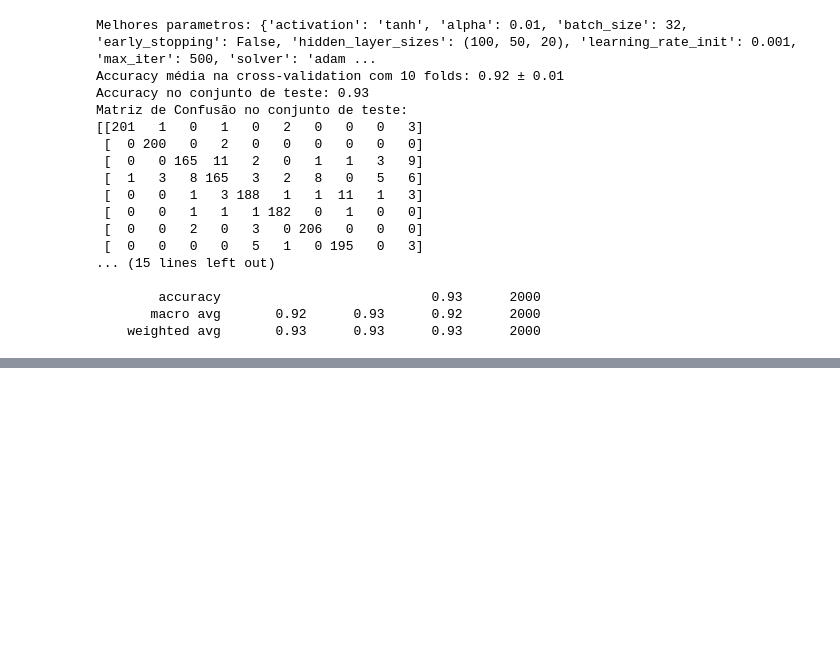
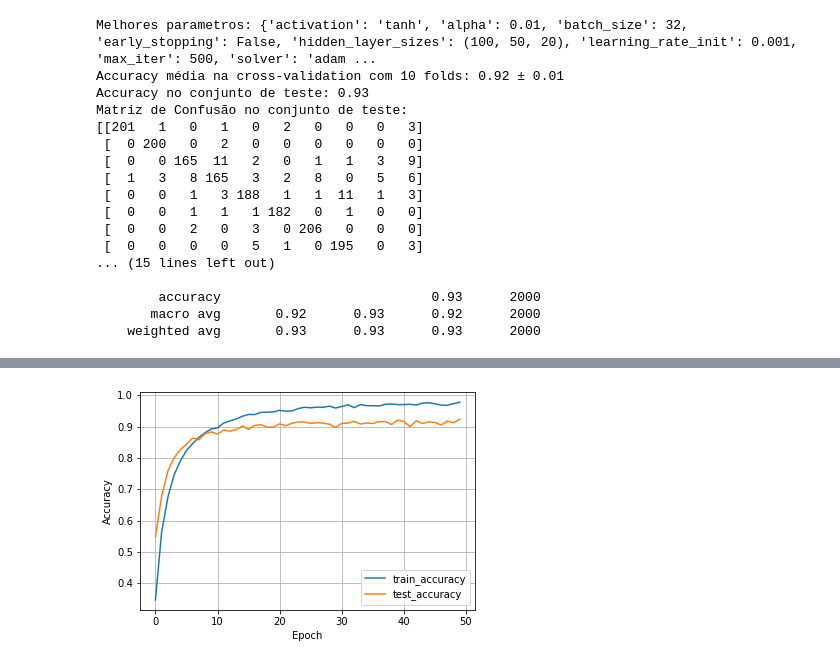
Before and after one commit to iara113/Urban-Sounds---Deep-Learning, a Jupyter notebook: UrbanSound_recente.ipynb, the cells around one changed output, grey strips where cells are left out. Cells and saved outputs as stored; diff of their text form; code cells hidden in the pictures; blank space fills up the shorter version.

```diff
--- a/UrbanSound_recente.ipynb
+++ b/UrbanSound_recente.ipynb
@@ -707,0 +937,17 @@ Matriz de Confusão no conjunto de teste:
+# %%
+import seaborn as sns
+import matplotlib.pyplot as plt
+metrics = hist.history
+
+plt.plot(metrics['accuracy'], label='train_accuracy')
+plt.plot(metrics['val_accuracy'], label='test_accuracy')
+
+plt.xlabel('Epoch')
+plt.ylabel('Accuracy')
+
+plt.legend()
+plt.grid(True)
+plt.savefig("accuracy")
+plt.show()
+# %% [output]
+[figure, added]
```
Also changed, not shown: parts of 29 cells of this notebook.
